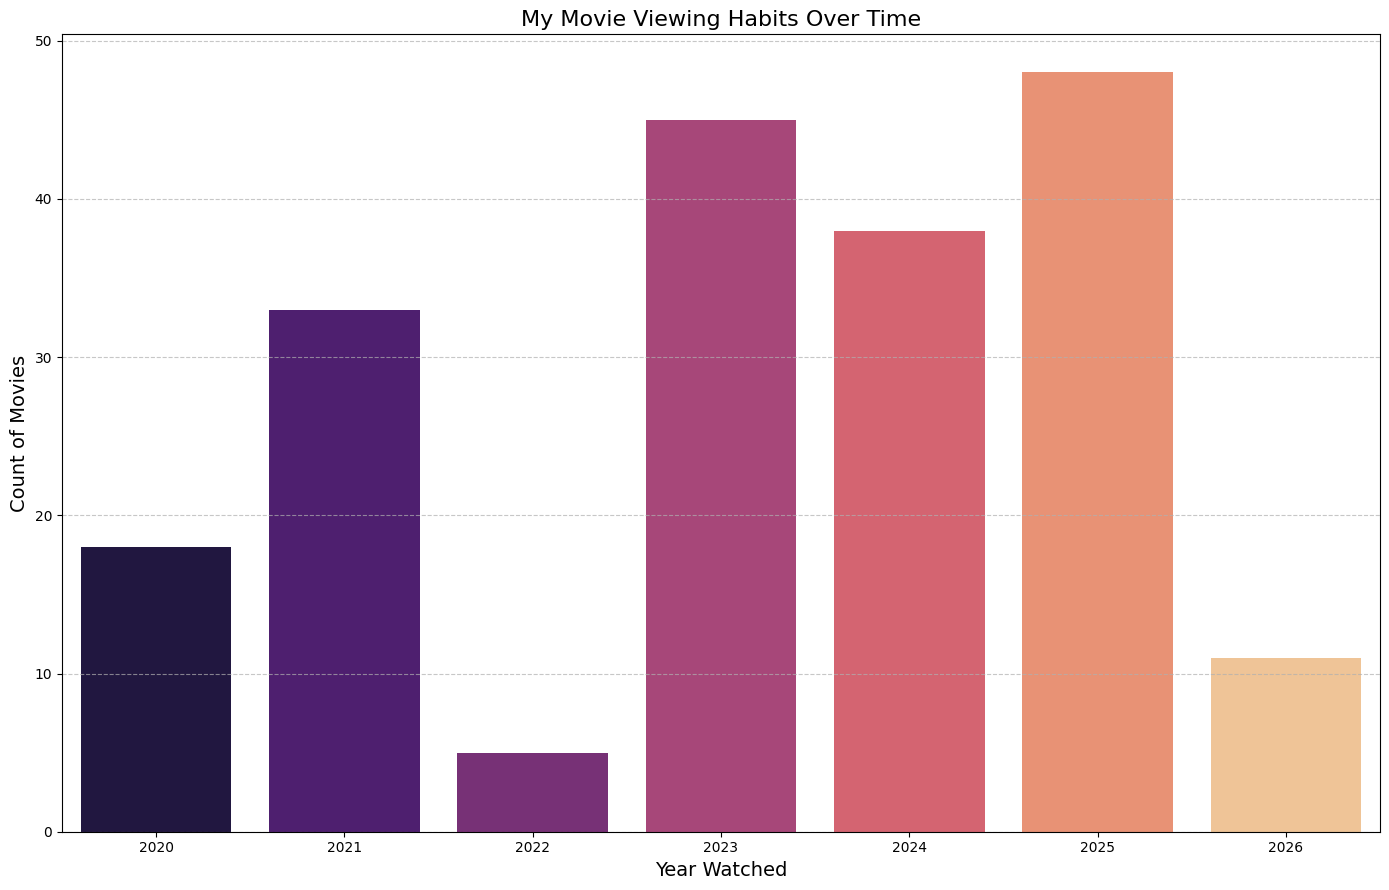
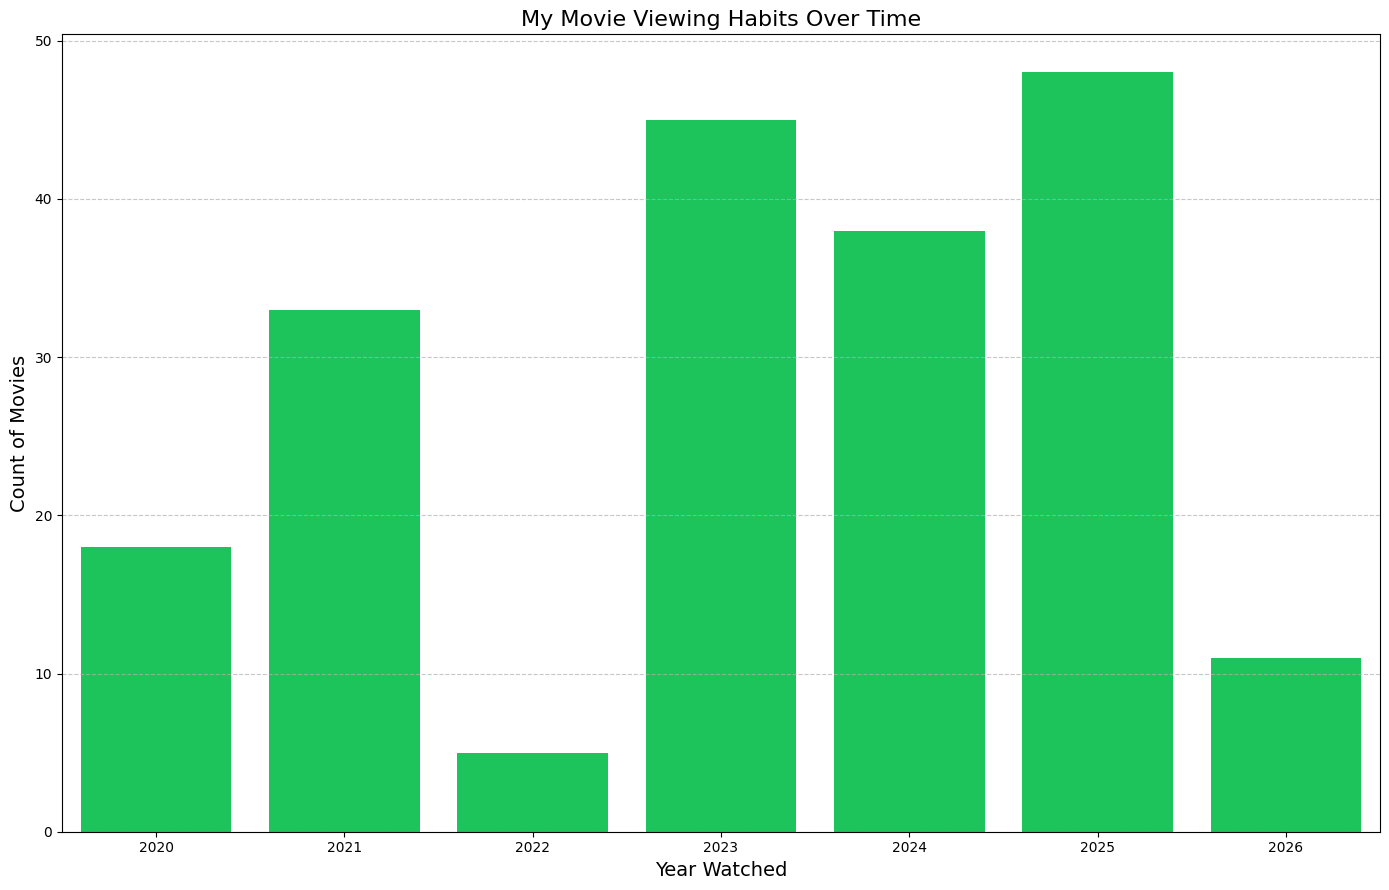
The change to this notebook cell's code, shown as a diff; its figure went from the first image to the second:
--- before
+++ after
@@ -6,5 +6,5 @@
 movies_per_year = df['Watched Year'].value_counts().sort_index()
 
-sns.barplot(x=movies_per_year.index.astype(int), y=movies_per_year.values, palette='magma')
+sns.barplot(x=movies_per_year.index.astype(int), y=movies_per_year.values, color="#00e054")
 plt.grid(True, axis='y', linestyle='--', alpha=0.7)
 plt.title('My Movie Viewing Habits Over Time', fontsize=16)

Commit: final updates